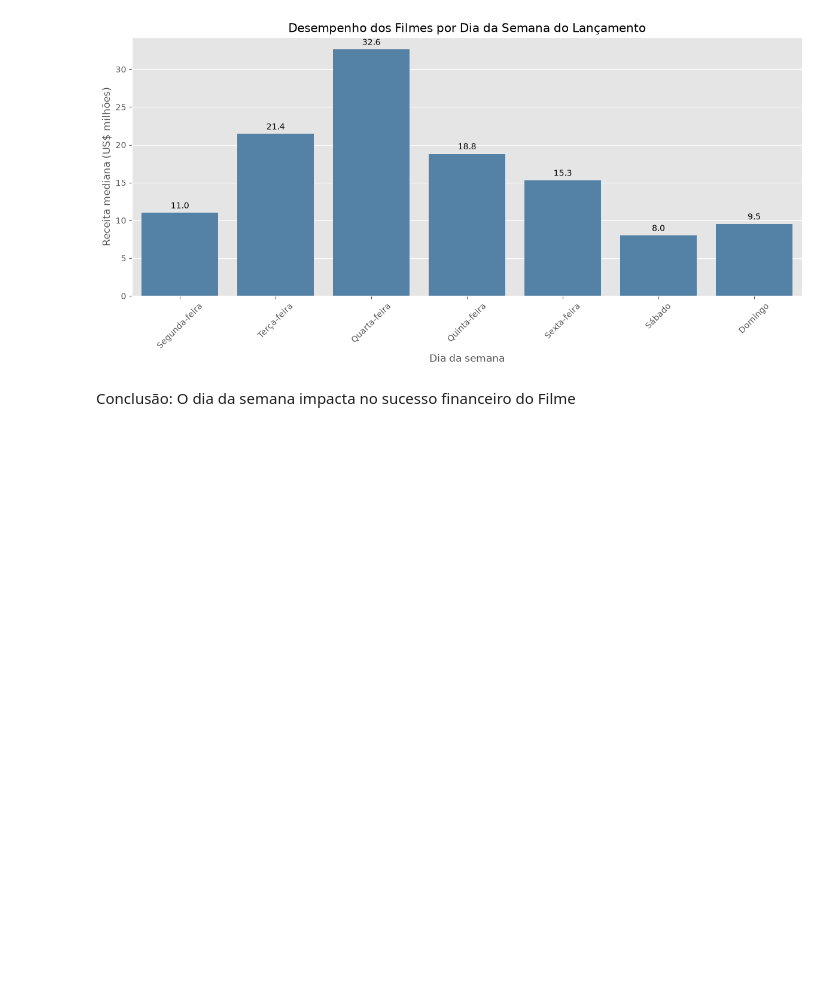
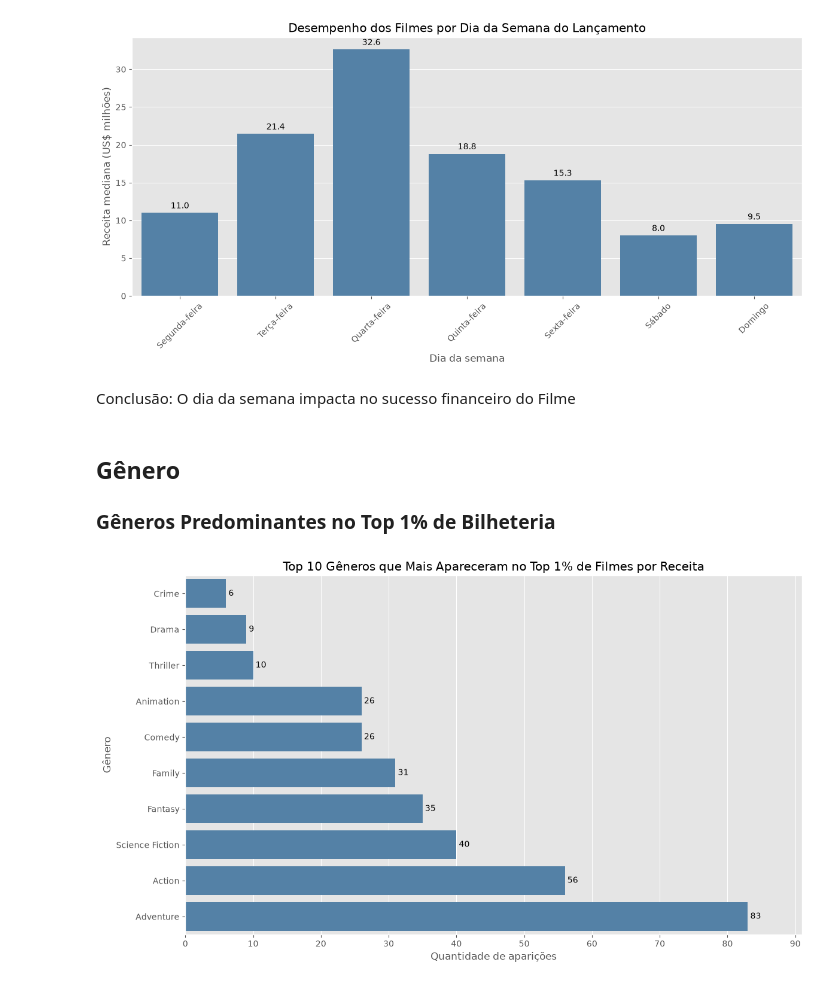
Before and after one commit to adriellypaixao/datascienceproject, a Jupyter notebook: dados_relevantes.ipynb, the cells around one changed output. Cells and saved outputs as stored; diff of their text form; code cells hidden in the pictures; blank space fills up the shorter version.

```diff
--- a/dados_relevantes.ipynb
+++ b/dados_relevantes.ipynb
@@ -313,3 +318,54 @@ plt.show()
 [figure]
 # %% [markdown]
 Conclusão: O dia da semana impacta no sucesso financeiro do Filme
+# %% [markdown]
+## Gênero
+
+### Gêneros Predominantes no Top 1% de Bilheteria
+# %%
+# Extrai os gêneros presentes nos filmes do Top 1% de bilheteria
+top_1pct_genres = (
+    top_1pct['genres']
+    .apply(lambda genres: [
+        genre.get('name')
+        for genre in genres
+        if isinstance(genre, dict) and genre.get('name')
+    ])
+    .explode()
+    .dropna()
+)
+
+contagem_genres_top_1pct = (
+    top_1pct_genres.value_counts()
+    .rename_axis('genre')
+    .reset_index(name='quantidade')
+)
+
+top_10_genres = (
+    contagem_genres_top_1pct
+    .nlargest(10, 'quantidade')
+    .sort_values('quantidade', ascending=True)
+)
+
+plt.figure(figsize=(12, 7))
+
+ax = sns.barplot(
+    data=top_10_genres,
+    x='quantidade',
+    y='genre',
+    color='steelblue'
+)
+
+ax.set_title('Top 10 Gêneros que Mais Apareceram no Top 1% de Filmes por Receita')
+ax.set_xlabel('Quantidade de aparições')
+ax.set_ylabel('Gênero')
+ax.set_xlim(0, top_10_genres['quantidade'].max() + 8)
+ax.xaxis.set_major_locator(plt.MaxNLocator(integer=True))
+
+for container in ax.containers:
+    ax.bar_label(container, fmt='%d', padding=3)
+
+plt.tight_layout()
+plt.show()
+# %% [output]
+[figure, added]
```
Also changed, not shown: parts of 14 cells of this notebook.
